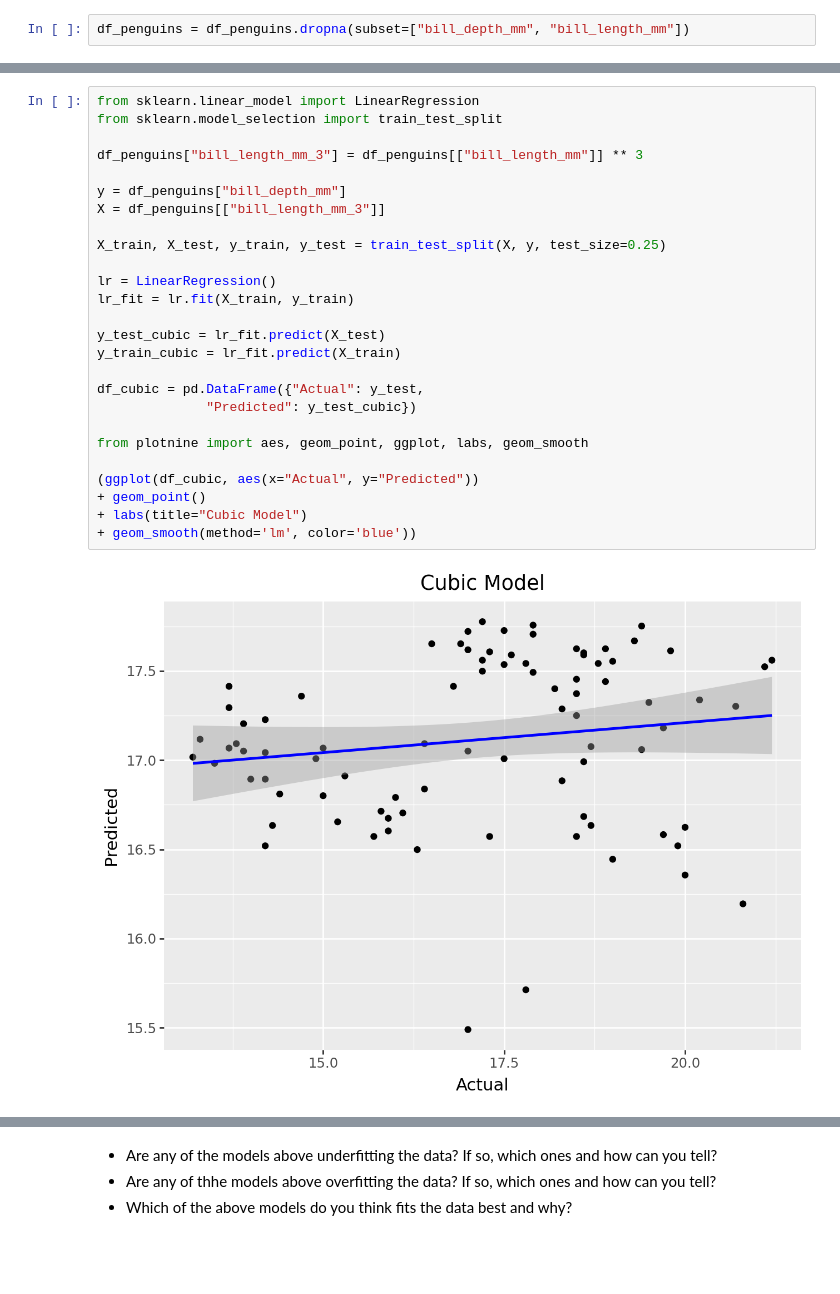
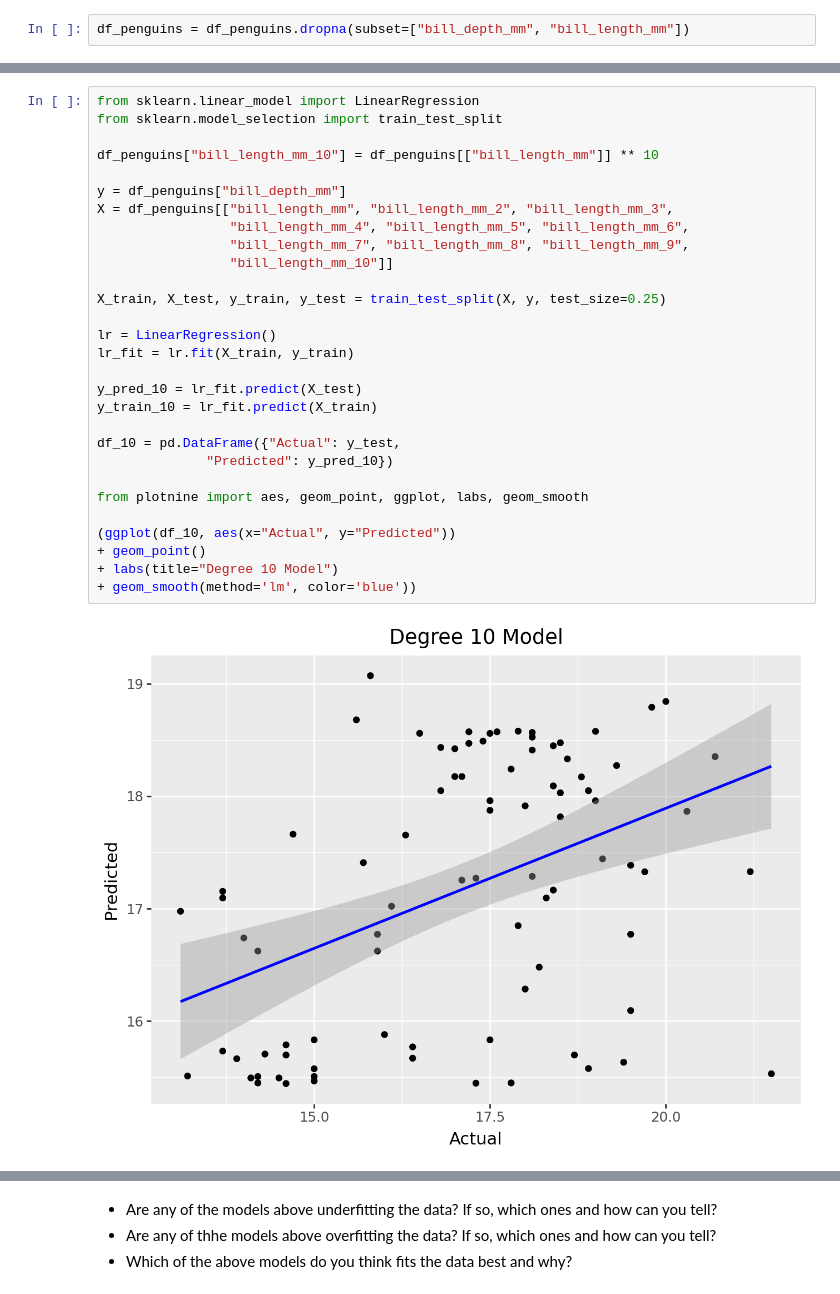
Before and after one commit to r-morag/Practice-Assignments, a Jupyter notebook: Practice_Activity_Polynomial_Regression.ipynb, the cells around one changed output, grey strips where cells are left out. Saved outputs shown, nothing was run; the diff lists cells and outputs as text; blank space fills up the shorter version.

```diff
--- a/Practice_Activity_Polynomial_Regression.ipynb
+++ b/Practice_Activity_Polynomial_Regression.ipynb
@@ -90,28 +123,31 @@ from plotnine import aes, geom_point, ggplot, labs, geom_smooth
 # %%
 from sklearn.linear_model import LinearRegression
 from sklearn.model_selection import train_test_split
 
-df_penguins["bill_length_mm_3"] = df_penguins[["bill_length_mm"]] ** 3
+df_penguins["bill_length_mm_10"] = df_penguins[["bill_length_mm"]] ** 10
 
 y = df_penguins["bill_depth_mm"]
-X = df_penguins[["bill_length_mm_3"]]
+X = df_penguins[["bill_length_mm", "bill_length_mm_2", "bill_length_mm_3",
+                 "bill_length_mm_4", "bill_length_mm_5", "bill_length_mm_6",
+                 "bill_length_mm_7", "bill_length_mm_8", "bill_length_mm_9",
+                 "bill_length_mm_10"]]
 
 X_train, X_test, y_train, y_test = train_test_split(X, y, test_size=0.25)
 
 lr = LinearRegression()
 lr_fit = lr.fit(X_train, y_train)
 
-y_test_cubic = lr_fit.predict(X_test)
-y_train_cubic = lr_fit.predict(X_train)
+y_pred_10 = lr_fit.predict(X_test)
+y_train_10 = lr_fit.predict(X_train)
 
-df_cubic = pd.DataFrame({"Actual": y_test,
-              "Predicted": y_test_cubic})
+df_10 = pd.DataFrame({"Actual": y_test,
+              "Predicted": y_pred_10})
 
 from plotnine import aes, geom_point, ggplot, labs, geom_smooth
 
-(ggplot(df_cubic, aes(x="Actual", y="Predicted"))
+(ggplot(df_10, aes(x="Actual", y="Predicted"))
 + geom_point()
-+ labs(title="Cubic Model")
++ labs(title="Degree 10 Model")
 + geom_smooth(method='lm', color='blue'))
 # %% [output]
-[figure, old version]
+[figure, new version]
```
Also changed, not shown: parts of 9 cells of this notebook, 4 other files.
